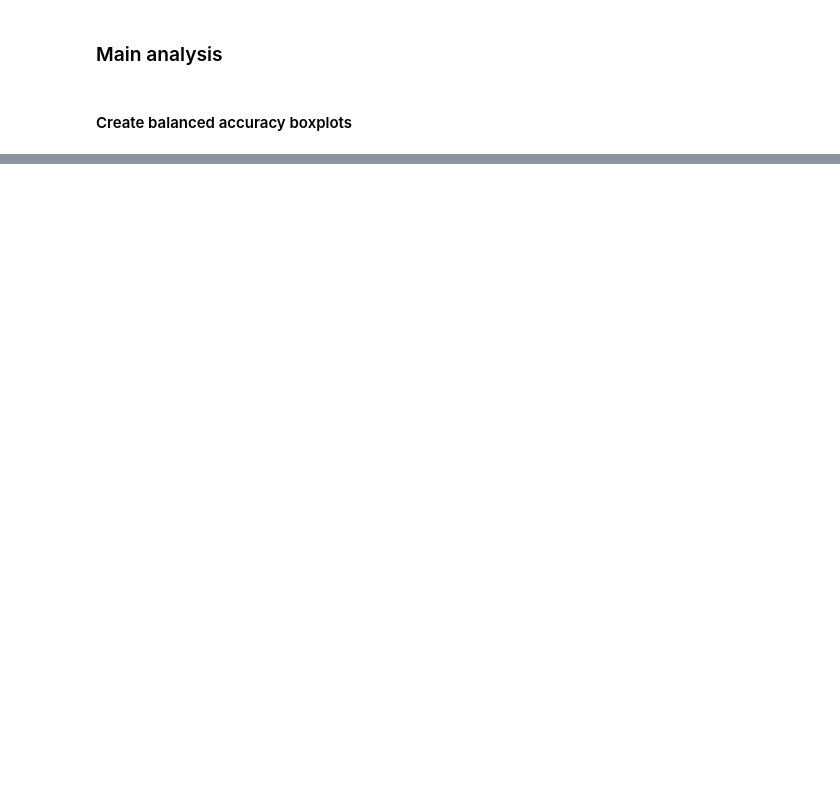
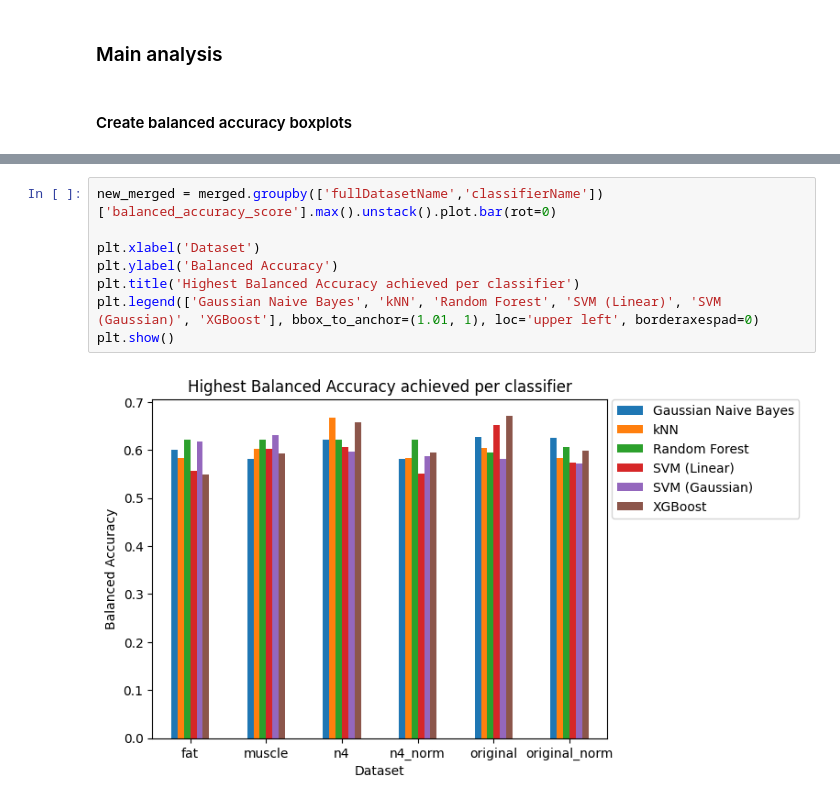
Before and after one commit to szafeiris/bme-master-thesis, a Jupyter notebook: bme-master-thesis-szafeiris-results-analysis.ipynb, the cells around one changed output, grey strips where cells are left out. Saved outputs shown, nothing was run; the diff lists cells and outputs as text; blank space fills up the shorter version.

```diff
--- a/bme-master-thesis-szafeiris-results-analysis.ipynb
+++ b/bme-master-thesis-szafeiris-results-analysis.ipynb
@@ -53,0 +237,10 @@ NameError: name 'merged' is not defined
+# %%
+new_merged = merged.groupby(['fullDatasetName','classifierName'])['balanced_accuracy_score'].max().unstack().plot.bar(rot=0)
+
+plt.xlabel('Dataset')
+plt.ylabel('Balanced Accuracy')
+plt.title('Highest Balanced Accuracy achieved per classifier')
+plt.legend(['Gaussian Naive Bayes', 'kNN', 'Random Forest', 'SVM (Linear)', 'SVM (Gaussian)', 'XGBoost'], bbox_to_anchor=(1.01, 1), loc='upper left', borderaxespad=0)
+plt.show()
+# %% [output]
+[figure, added]
```
Also changed, not shown: parts of 20 cells of this notebook.
